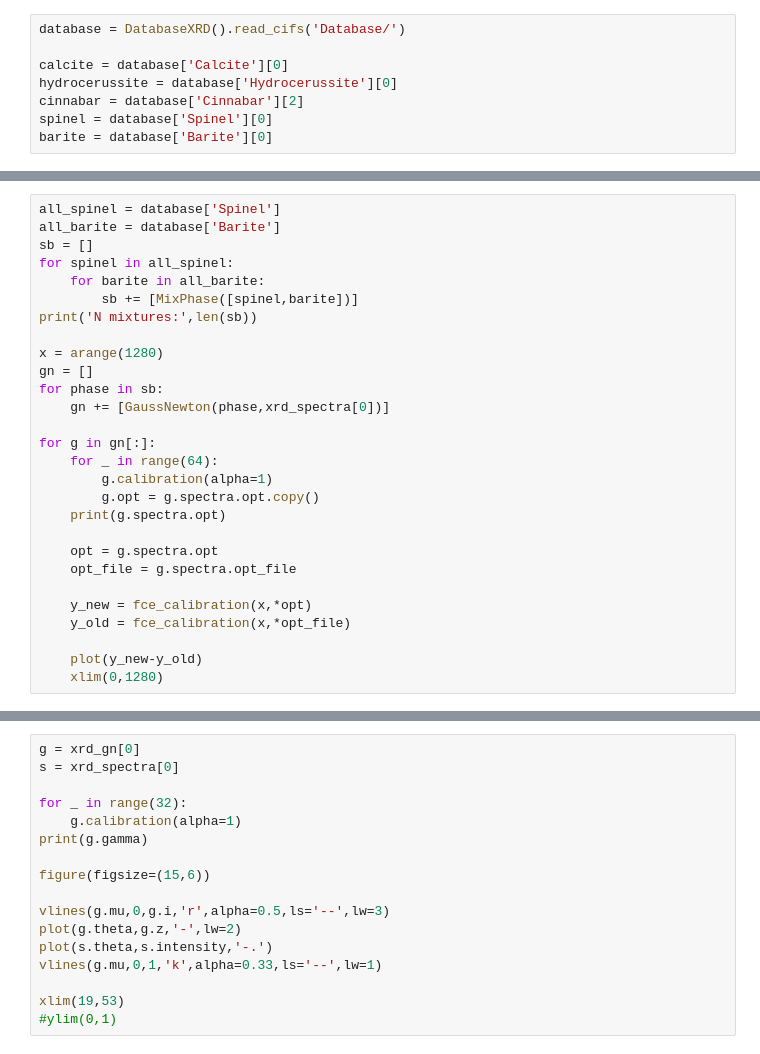
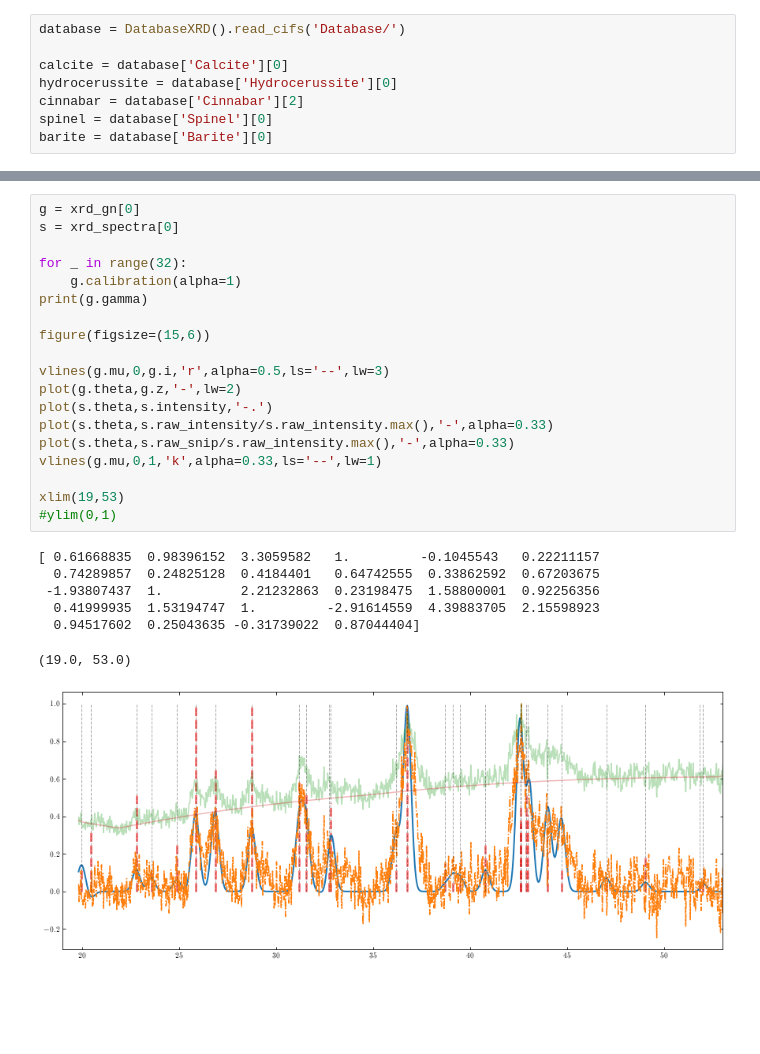
Before and after one commit to zpreisler/calibrationXRD, a Jupyter notebook: capello_spinel_barite.ipynb, the cells around one changed output, grey strips where cells are left out. Cells and saved outputs as stored; diff of their text form; blank space fills up the shorter version.

```diff
--- a/capello_spinel_barite.ipynb
+++ b/capello_spinel_barite.ipynb
@@ -41,31 +41,3 @@ for file in files:
 
     xrd_spectra += [spectra]
     xrd_gn += [GaussNewton(cnb_hcs,spectra)]
-# %%
-all_spinel = database['Spinel']
-all_barite = database['Barite']
-sb = []
-for spinel in all_spinel:
-    for barite in all_barite:
-        sb += [MixPhase([spinel,barite])]
-print('N mixtures:',len(sb))
-
-x = arange(1280)
-gn = []
-for phase in sb:
-    gn += [GaussNewton(phase,xrd_spectra[0])]
-
-for g in gn[:]:
-    for _ in range(64):
-        g.calibration(alpha=1)
-        g.opt = g.spectra.opt.copy()
-    print(g.spectra.opt)
-
-    opt = g.spectra.opt
-    opt_file = g.spectra.opt_file
-
-    y_new = fce_calibration(x,*opt)
-    y_old = fce_calibration(x,*opt_file)
-
-    plot(y_new-y_old)
-    xlim(0,1280)
@@ -111,20 +95,30 @@ NameError: name 's' is not defined
 # %%
 g = xrd_gn[0]
 s = xrd_spectra[0]
 
 for _ in range(32):
     g.calibration(alpha=1)
 print(g.gamma)
 
 figure(figsize=(15,6))
 
 vlines(g.mu,0,g.i,'r',alpha=0.5,ls='--',lw=3)
 plot(g.theta,g.z,'-',lw=2)
 plot(s.theta,s.intensity,'-.')
+plot(s.theta,s.raw_intensity/s.raw_intensity.max(),'-',alpha=0.33)
+plot(s.theta,s.raw_snip/s.raw_intensity.max(),'-',alpha=0.33)
 vlines(g.mu,0,1,'k',alpha=0.33,ls='--',lw=1)
 
 xlim(19,53)
 #ylim(0,1)
+# %% [output]
+[ 0.61668835  0.98396152  3.3059582   1.         -0.1045543   0.22211157
+  0.74289857  0.24825128  0.4184401   0.64742555  0.33862592  0.67203675
+ -1.93807437  1.          2.21232863  0.23198475  1.58800001  0.92256356
+  0.41999935  1.53194747  1.         -2.91614559  4.39883705  2.15598923
+  0.94517602  0.25043635 -0.31739022  0.87044404]
+(19.0, 53.0)
+[figure, added]
 # %%
 %matplotlib inline
 fig,ax = subplots(len(xrd_spectra),1,figsize = (15,15))
```
Also changed, not shown: parts of 14 cells of this notebook, 9 other files.
